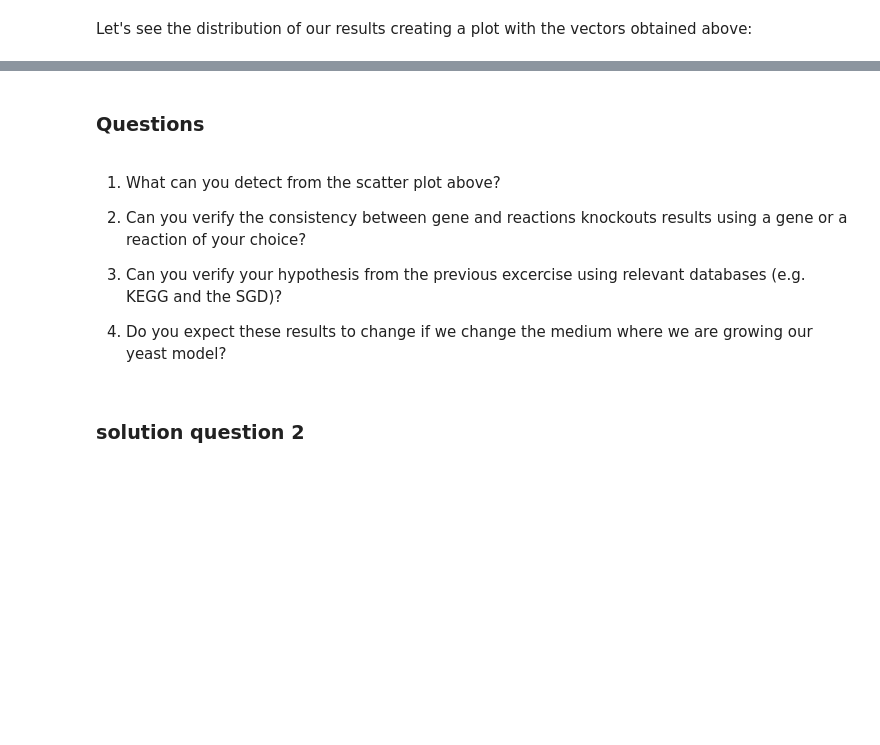
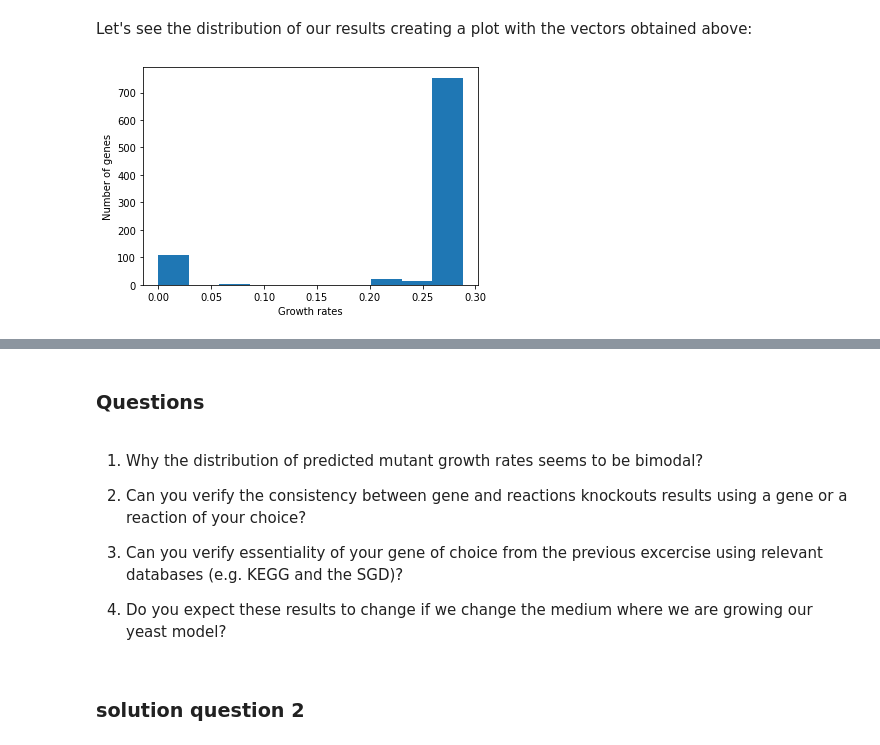
Before and after one commit to arianccbasile/Systems-Biology-practical2022, a Jupyter notebook: notebooks/1_fba.ipynb, the cells around one changed output, grey strips where cells are left out. Cells and saved outputs as stored; diff of their text form; code cells hidden in the pictures; blank space fills up the shorter version.

```diff
--- a/notebooks/1_fba.ipynb
+++ b/notebooks/1_fba.ipynb
@@ -360,6 +361,20 @@ YEL021W, new growth rate 0.000000
 YKL184W, new growth rate 0.287866
 # %% [markdown]
 Let's see the distribution of our results creating a plot with the vectors obtained above:
+# %%
+import matplotlib.pyplot as plt
+import numpy as np
+
+x = np.array(genes_ids)
+y = np.array(grow_rates)
+
+plt.hist(y)
+plt.xlabel('Growth rates')
+plt.ylabel('Number of genes')
+#plt.show()
+plt.savefig("distribution.png", dpi=100, bbox_inches='tight',pad_inches=0)
+# %% [output]
+[figure, added]
 # %%
 import matplotlib.pyplot as plt
 import numpy as np
@@ -378,11 +393,11 @@ plt.show()
 # %% [markdown]
 ### Questions
 # %% [markdown]
-1) What can you detect from the scatter plot above?
+1) Why the distribution of predicted mutant growth rates seems to be bimodal?
 
 2) Can you verify the consistency between gene and reactions knockouts results using a gene or a reaction of your choice?
 
-3) Can you verify your hypothesis from the previous excercise using relevant databases (e.g. KEGG and the SGD)?
+3) Can you verify essentiality of your gene of choice from the previous excercise using relevant databases (e.g. KEGG and the SGD)?
 
 4) Do you expect these results to change if we change the medium where we are growing our yeast model?
 # %% [markdown]
```
Also changed, not shown: parts of 5 cells of this notebook, 1 other file.
